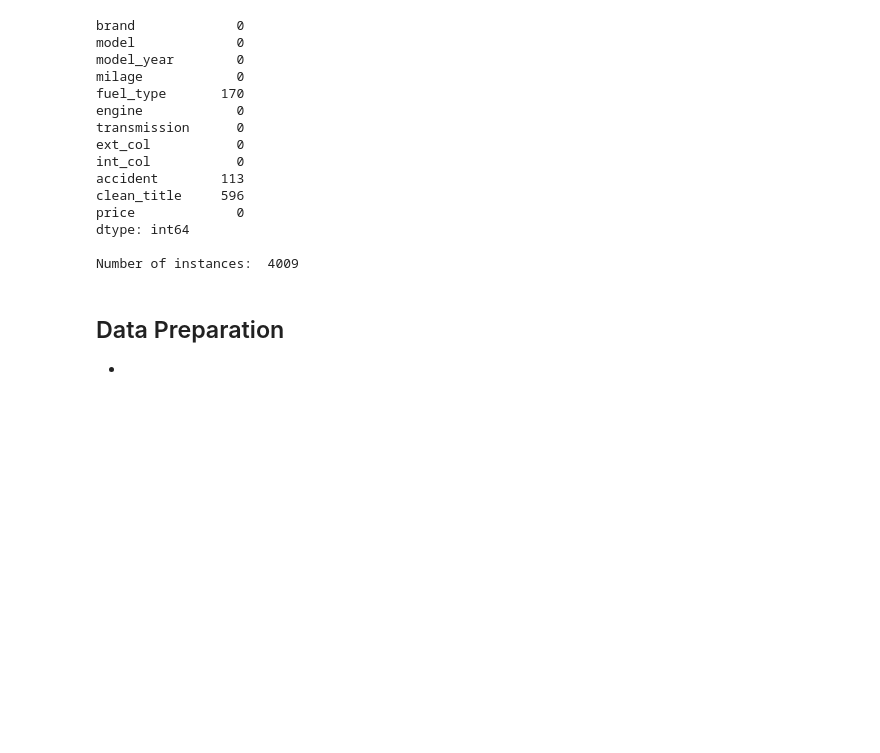
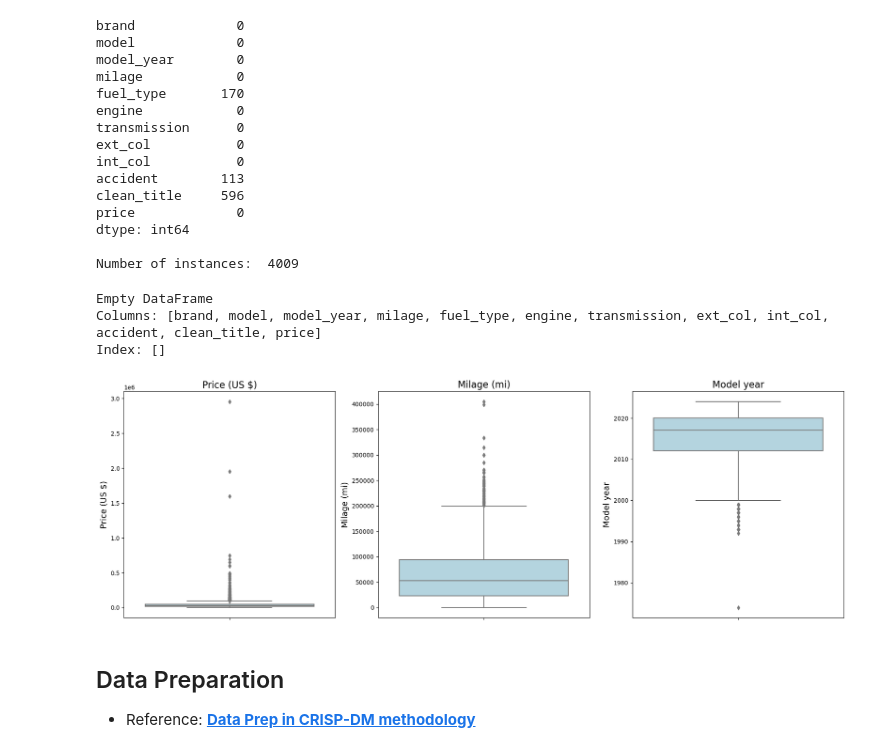
Before and after one commit to thegoodscientist/usedCarPrediction, a Jupyter notebook: usedCarPricePrediction.ipynb, the cells around one changed output. Drawn from its saved outputs; the diff is of its cells as text; code cells hidden in the pictures; blank space fills up the shorter version.

Commit message:
Detecting outliers stage

```diff
--- a/usedCarPricePrediction.ipynb
+++ b/usedCarPricePrediction.ipynb
@@ -73,3 +80,42 @@ Number of instances:  4009
-# %% [markdown]
-## Data Preparation
--
+# %%
+#Check for duplicates
+duplicate_instances = vehicle_data[vehicle_data.duplicated()]
+print(duplicate_instances)
+# No duplicates listed which was verified in Excel(Home > Conditional Formatting > Highlight Cells Rules > Duplicate Values.)
+# %% [output]
+Empty DataFrame
+Columns: [brand, model, model_year, milage, fuel_type, engine, transmission, ext_col, int_col, accident, clean_title, price]
+Index: []
+# %%
+# References:
+# https://www.analyticsvidhya.com/blog/2016/01/guide-data-exploration/#:~:text=Most%20commonly%20used%20method%20to,thumb%20rules%20to%20detect%20outliers
+# https://machinelearningmastery.com/spotting-the-exception-classical-methods-for-outlier-detection-in-data-science/?__s=8h90lt4g62qokz1wz8ej&utm_source=drip&utm_medium=email&utm_campaign=Spotting+the+Exception%3A+Classical+Methods+for+Outlier+Detection+in+Data+Science&utm_content=Spotting+the+Exception%3A+Classical+Methods+for+Outlier+Detection+in+Data+Science
+# Checking for outliers
+import matplotlib.pyplot as plt
+import seaborn as sns
+
+# Define feature names in full form for titles and axis
+feature_names_full = {
+    'price': 'Price (US $)',
+    'milage': 'Milage (mi)',
+    'model_year': 'Model year'
+}
+
+#vehicle_data.info()
+plt.figure(figsize=(18,6))
+features = ['price', 'milage', 'model_year']
+
+for i, feature in enumerate(features, 1):
+    plt.subplot(1, 3, i)
+    sns.boxplot(y=vehicle_data[feature], color="lightblue")
+    plt.title(feature_names_full[feature], fontsize=16)
+    plt.ylabel(feature_names_full[feature], fontsize=14)
+    plt.xlabel('')  # Removing the x-axis label as it's not needed
+
+plt.tight_layout()
+plt.show()
+# %% [output]
+[figure, added]
+# %% [markdown]
+## Data Preparation
+- Reference: __[Data Prep in CRISP-DM methodology](https://medium.com/analytics-vidhya/crisp-dm-phase-3-data-preparation-faf5ee8dc38e)__
```
Also changed, not shown: parts of 6 cells of this notebook, 3 other files.
